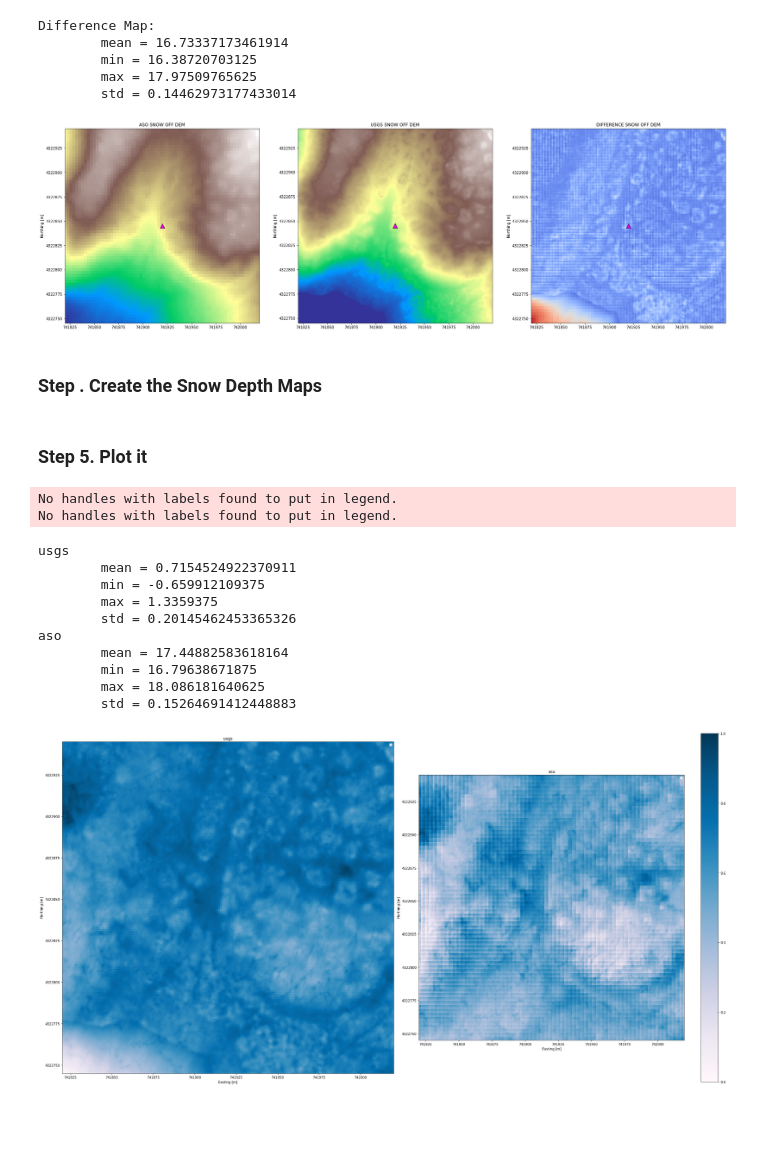
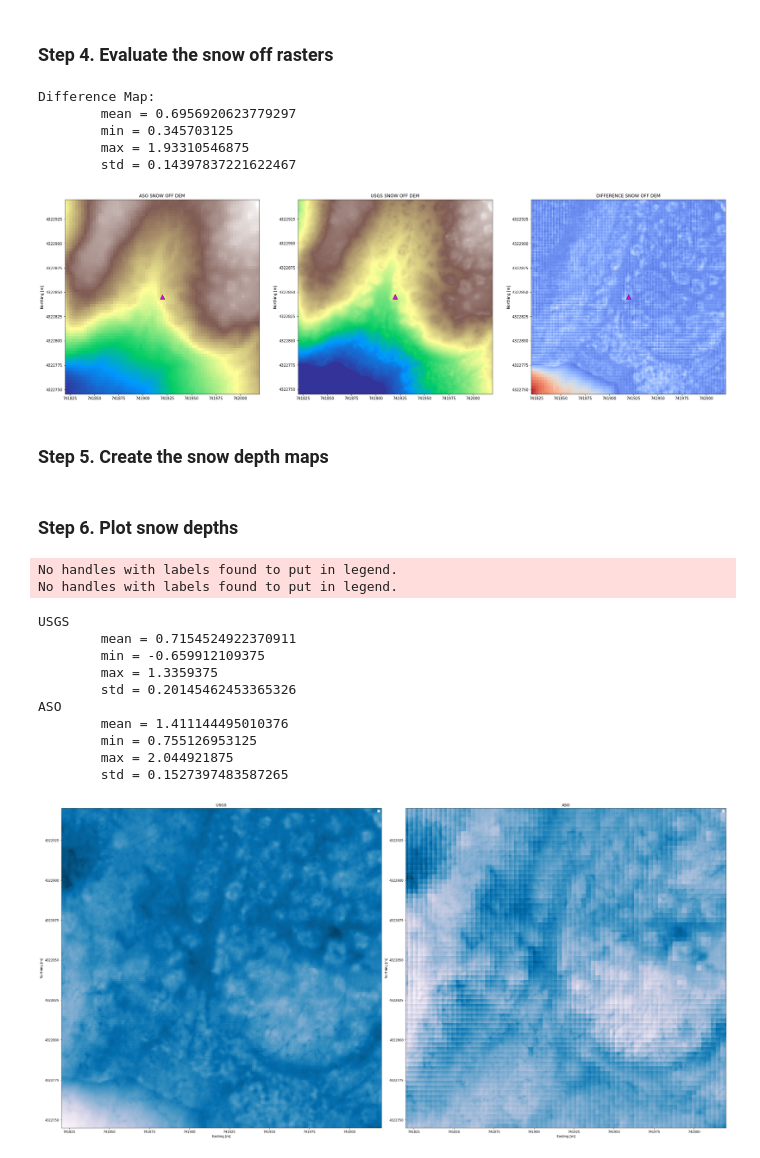
Before and after one commit to SnowEx/snowexsql, a Jupyter notebook: docs/gallery/compare_depth_maps_example.ipynb, the cells around one changed output. Cells and saved outputs as stored; diff of their text form; code cells hidden in the pictures; blank space fills up the shorter version.

Commit message:
Working comparable snow depths map. Looking to make a couple of small tweaks but pretty much done, working on #5

```diff
--- a/docs/gallery/compare_depth_maps_example.ipynb
+++ b/docs/gallery/compare_depth_maps_example.ipynb
@@ -151,3 +157,5 @@ BoundingBox(left=741819.7561938388, bottom=4322744.707817027, right=742020.25619
+# %% [markdown]
+### Step 4. Evaluate the snow off rasters
 # %%
 # Plot these to confirm we have something similar
 rasters = {'aso':(aso, aso_snow_off.transform),
@@ -158,21 +166,24 @@ fig, axes = plt.subplots(1,len(rasters.keys()), figsize=(32, 16))
 i = 0
 
 for name, dst in rasters.items():
+
+    # Color the difference map differently and print out smoe stats
     if name == 'difference':
+
         cmap = 'coolwarm'
         print('Difference Map:')
+
         for stat in ['mean', 'min', 'max','std']:
             result = getattr(dst[0], stat)()
             print('\t{} = {}'.format(stat, result))
-
-    elif name == 'QSI':
-        cmap = 'PuBu'
     else:
         cmap = 'terrain'
-    # pic = axes[i].imshow(img[0], cmap=cmap)
-    # fig.colorbar(pic, ax=axes[i])
-    #im = axes[i].imshow(img[0], cmap=cmap, interpolation=None)
+
+    # Plot the raster
     show(dst[0], transform=dst[1], cmap=cmap, ax=axes[i])
+
+    # Plot the pit location on top of each snow off raster
+    buffered_pit_df.iloc[1:].plot(ax=axes[i], marker='^', color='magenta',  markersize=150, edgecolor='black')
 
     # Don't use scientific notation on the axis ticks
     axes[i].ticklabel_format(style='plain', useOffset=False)
@@ -180,20 +191,19 @@ for name, dst in rasters.items():
     # Add x/y labels, a title, a legend and avoid overlapping labels
     axes[i].set_ylabel('Northing [m]')
     axes[i].set_title('{} SNOW OFF DEM'.format(name.upper()))
-    buffered_pit_df.iloc[1:].plot(ax=axes[i], marker='^', color='magenta',  markersize=150, edgecolor='black')
+
+    # Iterate the index for the subplot number
     i += 1
-plt.savefig('/home/micah/Pictures/DEM_comparison.png')
-# fig.colorbar(im, ax=axes.ravel().tolist())
 
-
+# Assign the snow on raster to our dictionary for convenience
 rasters['QSI'] = (snow_on.read(1), snow_on.transform)
 # %% [output]
 Difference Map:
-        mean = 16.73337173461914
-        min = 16.38720703125
-        max = 17.97509765625
-        std = 0.14462973177433014
+        mean = 0.6956920623779297
+        min = 0.345703125
+        max = 1.93310546875
+        std = 0.14397837221622467
 [figure]
 # %% [markdown]
-### Step . Create the Snow Depth Maps
+### Step 5. Create the snow depth maps
 # %%
@@ -205,53 +218,60 @@ aso_depths = snow_dem - rasters['aso'][0]
 diff = aso_depths - usgs_depths
 # %% [markdown]
-### Step 5. Plot it
+### Step 6. Plot snow depths
 # %%
 # Create a single plot to add everything to
 data = {'usgs': usgs_depths, 'aso':aso_depths}
 
+# Make the plot a certain height
 h = 15
+# Make the number of subplots the same as the dictionary of data
 nplots = len(data.keys())
 fig, axes = plt.subplots(1, nplots, figsize=(2 * h, h))
 
+# plot indexer
 i = 0
 
+# Colormap
 cmap = 'PuBu'
 
 # Plot the Snow Depths
-for name, d in data.items():
-    img = d
+for name, img in data.items():
+
+    # Grab the subplot object
     ax = axes[i]
 
-    ax = show(img, ax=ax, cmap=cmap, transform=snow_on.transform)
+    # Plot the raster using rasterio and the transform
+    show(img, ax=ax, cmap=cmap, transform=snow_on.transform)
 
-    print(name)
+    # Perform some Stats
+    print(name.upper())
     for stat in ['mean','min','max','std']:
         print('\t{} = {}'.format(stat, getattr(img, stat)()))
+
     # Don't use scientific notation on the axis ticks
     ax.ticklabel_format(style='plain', useOffset=False)
 
     # Add x/y labels, a title, a legend and avoid overlapping labels
     ax.set_xlabel('Easting [m]')
     ax.set_ylabel('Northing [m]')
-    ax.set_title(name)
+    ax.set_title(name.upper())
     ax.legend()
 
     i += 1
 
-img = AxesImage(ax, cmap=cmap)
-bar = fig.colorbar(img)
+# bar = fig.colorbar(img)
 plt.tight_layout()
 # %% [output]
 No handles with labels found to put in legend.
 No handles with labels found to put in legend.
-usgs
+USGS
         mean = 0.7154524922370911
         min = -0.659912109375
         max = 1.3359375
         std = 0.20145462453365326
-aso
-        mean = 17.44882583618164
-        min = 16.79638671875
-        max = 18.086181640625
-        std = 0.15264691412448883
+ASO
+        mean = 1.411144495010376
+        min = 0.755126953125
+        max = 2.044921875
+        std = 0.1527397483587265
-[figure, old version]
+[figure, new version]
```
Also changed, not shown: parts of 11 cells of this notebook.
